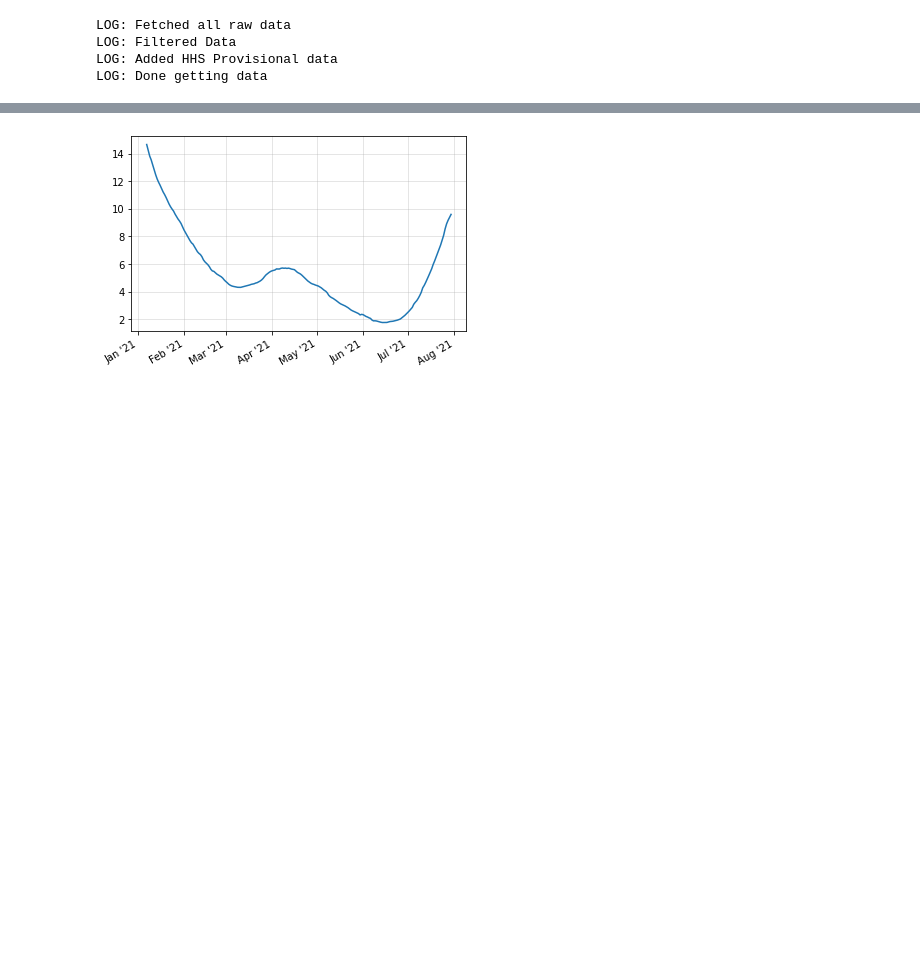
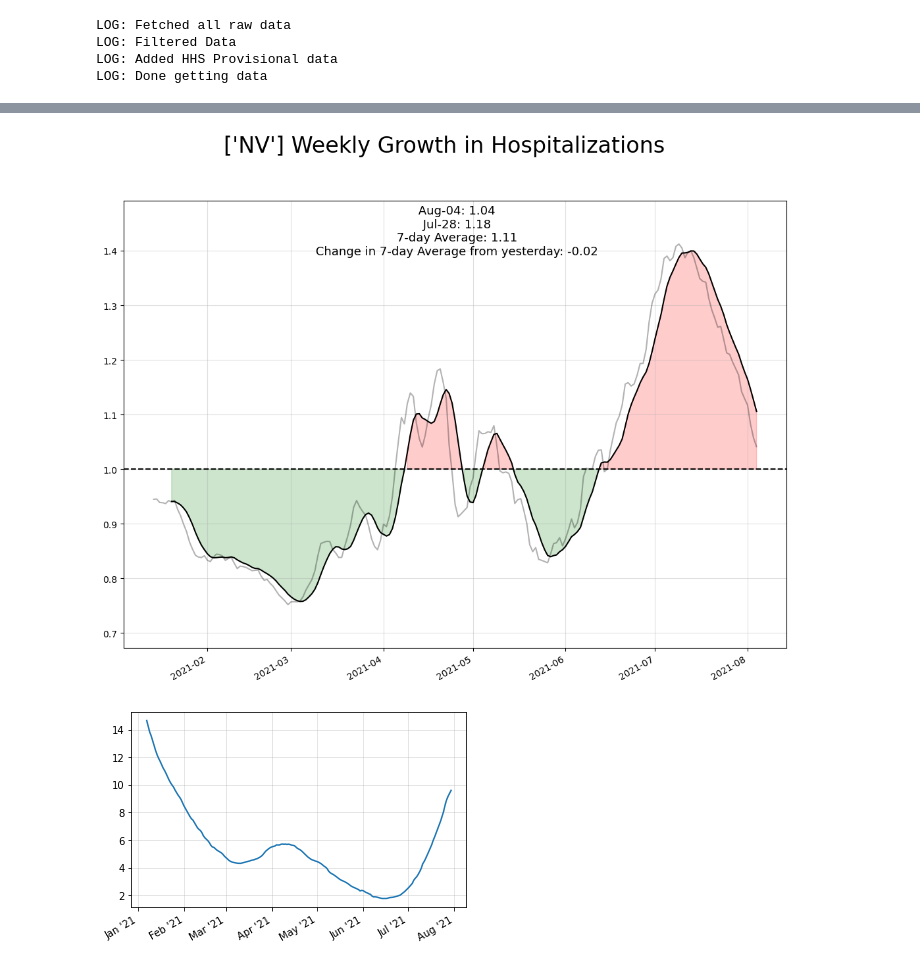
Before and after one commit to jonahdf/covid-twitter-bot, a Jupyter notebook: src/playground.ipynb, the cells around one changed output, grey strips where cells are left out. Cells and saved outputs as stored; diff of their text form; code cells hidden in the pictures; blank space fills up the shorter version.

Commit message:
Added new Rt plots

```diff
--- a/src/playground.ipynb
+++ b/src/playground.ipynb
@@ -80,3 +74,30 @@ temp_plot(hosps[["date", "pct_chg"]])
+# %%
+def generate_rt(region="USA", regionString=False, start_date=pd.Timestamp(2021,1,1), end_date=pd.Timestamp.today()):
+    if(not regionString):
+        regionString = region
+    label=f"{regionString} Weekly Growth in Hospitalizations"
+    if(region == "USA"):
+        data = dp.get_us_hospitalizations(start_date=start_date, end_date=end_date)
+        data['pct_chg'] = 1 + data.iloc[:,1].pct_change(periods=7)
+    else:
+        if(isinstance(region, list)):
+            data= dp.get_state_hospitalizations(state_codes=region, start_date=start_date, end_date=end_date)
+            label=f"{region} Weekly Growth in Hospitalizations"
+        else:
+            data = dp.get_state_hospitalizations(state_codes=region, start_date=start_date, end_date=end_date)
+        data['avg'] = data.iloc[:,1].rolling(7).mean()
+        data['pct_chg'] = 1 + data.avg.pct_change(periods=7)
+
+    fig,ax = plt.subplots(dpi=100, figsize=(13,10))
+    plot_rt(data[['date', 'pct_chg']], region=region)
+    fig.autofmt_xdate()
+    fig.suptitle(label, fontsize=24)
+    plt.show()
+# %%
+# Note to self -- smooth out regions, don't smooth out USA
+generate_rt(region=["NV"])
+# %% [output]
+[figure, added]
 # %%
 pos = dp.get_us_positivity(start_date=pd.Timestamp(2021,1,1), end_date=pd.Timestamp.today()-datetime.timedelta(4))
 pos['day_avg'] = pos.iloc[:,1].rolling(7).mean()
```
Also changed, not shown: parts of 9 cells of this notebook, 3 other files.
